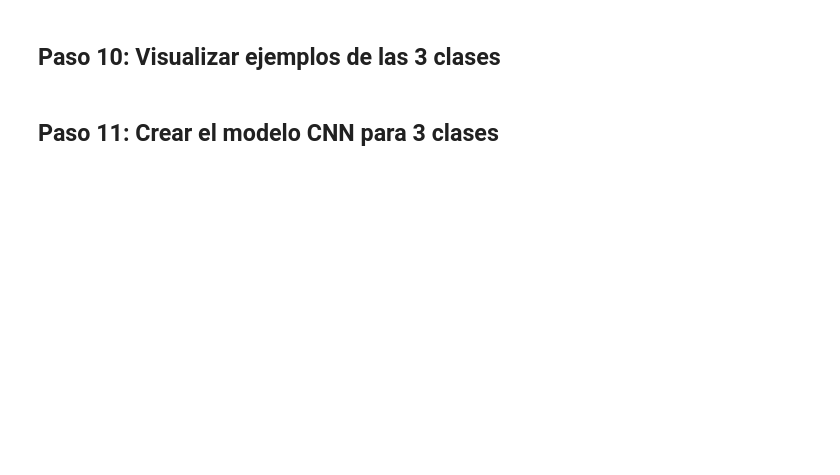
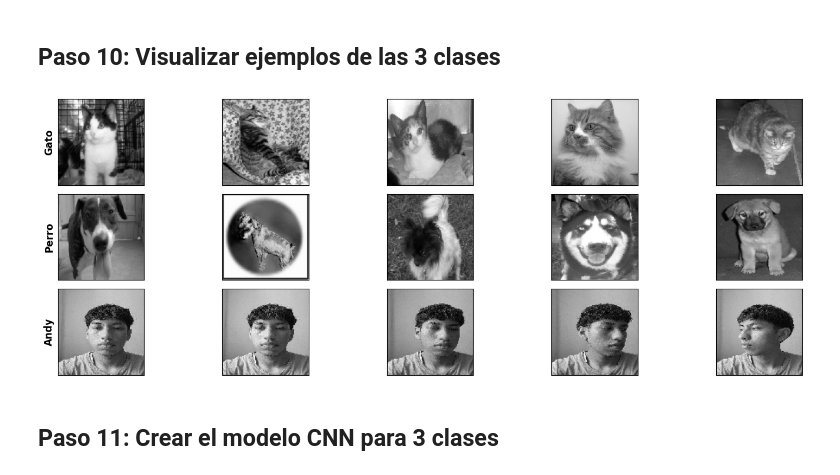
Before and after one commit to romero060523/Tecnologias_Emergentes, a Jupyter notebook: Clasificador_Personalizado.ipynb, the cells around one changed output. Drawn from its saved outputs; the diff is of its cells as text; code cells hidden in the pictures; blank space fills up the shorter version.

Commit message:
feat: actualizar modelo de entrenamiento

```diff
--- a/Clasificador_Personalizado.ipynb
+++ b/Clasificador_Personalizado.ipynb
@@ -136,6 +145,9 @@ def cargar_mis_fotos(carpeta, tamano_img=100):
     extensiones_validas = ('.png', '.jpg', '.jpeg', '.bmp', '.gif')
 
     archivos = [f for f in os.listdir(carpeta) if f.lower().endswith(extensiones_validas)]
+
+    # Limitar a 50 imágenes para balancear con gatos y perros
+    archivos = archivos[:50]
 
     print(f"Procesando {len(archivos)} imágenes...")
 
@@ -189,16 +210,37 @@ plt.show()
 datos_entrenamiento = []
 
 print("Procesando imágenes de perros y gatos...")
-for i, (imagen, etiqueta) in enumerate(datos['train']):
-    # Redimensionar y convertir a escala de grises
-    imagen = cv2.resize(imagen.numpy(), (TAMANO_IMG, TAMANO_IMG))
-    imagen = cv2.cvtColor(imagen, cv2.COLOR_BGR2GRAY)
-    imagen = imagen.reshape(TAMANO_IMG, TAMANO_IMG, 1)
+# Si existe 'datos' (TFDS), lo usamos; si no, usamos 'datos_raw' (PetImages locales)
+if 'datos' in globals():
+    try:
+        for i, (imagen, etiqueta) in enumerate(datos['train']):
+            # Redimensionar y convertir a escala de grises
+            img_np = imagen.numpy()
+            img_res = cv2.resize(img_np, (TAMANO_IMG, TAMANO_IMG))
+            img_gray = cv2.cvtColor(img_res, cv2.COLOR_BGR2GRAY)
+            img_gray = img_gray.reshape(TAMANO_IMG, TAMANO_IMG, 1)
 
-    # Guardar imagen con su etiqueta original (0=gato, 1=perro)
-    datos_entrenamiento.append([imagen, etiqueta.numpy()])
+            # Guardar imagen con su etiqueta original (0=gato, 1=perro)
+            datos_entrenamiento.append([img_gray, etiqueta.numpy()])
 
-    if (i + 1) % 2000 == 0:
-        print(f"  Procesadas {i + 1} imágenes...")
+            if (i + 1) % 2000 == 0:
+                print(f"  Procesadas {i + 1} imágenes...")
+    except Exception as e:
+        print("⚠️ Error procesando 'datos' (TFDS):", e)
+else:
+    # Usar datos_raw (cargado desde PetImages locales)
+    if 'datos_raw' not in globals() or len(datos_raw) == 0:
+        print("⚠️ No hay imágenes en 'datos_raw'. Asegúrate de ejecutar la celda que carga PetImages.")
+    else:
+        for i, (img, etiqueta) in enumerate(datos_raw):
+            try:
+                img_res = cv2.resize(img, (TAMANO_IMG, TAMANO_IMG))
+                img_gray = cv2.cvtColor(img_res, cv2.COLOR_BGR2GRAY)
+                img_gray = img_gray.reshape(TAMANO_IMG, TAMANO_IMG, 1)
+                datos_entrenamiento.append([img_gray, etiqueta])
+                if (i + 1) % 2000 == 0:
+                    print(f"  Procesadas {i + 1} imágenes...")
+            except Exception:
+                continue
 
 print(f"✓ Total de perros y gatos: {len(datos_entrenamiento)}")
@@ -240,22 +296,24 @@ print(f"  Tú (2): {np.sum(y == 2)}")
 # %%
 # Mostrar ejemplos de cada clase
 plt.figure(figsize=(15, 5))
-clases = ['Gato', 'Perro', 'Tú']
+clases = ['Gato', 'Perro', 'Andy']
 
 for clase_idx in range(3):
     # Encontrar índices de esta clase
     indices = np.where(y == clase_idx)[0][:5]
 
     for i, idx in enumerate(indices):
         plt.subplot(3, 5, clase_idx * 5 + i + 1)
         plt.xticks([])
         plt.yticks([])
         plt.imshow(X[idx].reshape(TAMANO_IMG, TAMANO_IMG), cmap='gray')
         if i == 0:
             plt.ylabel(clases[clase_idx], fontsize=12, fontweight='bold')
 
 plt.tight_layout()
 plt.show()
+# %% [output]
+[figure, added]
 # %% [markdown]
 ## Paso 11: Crear el modelo CNN para 3 clases
 # %%
```
Also changed, not shown: parts of 12 cells of this notebook, 9 other files.
